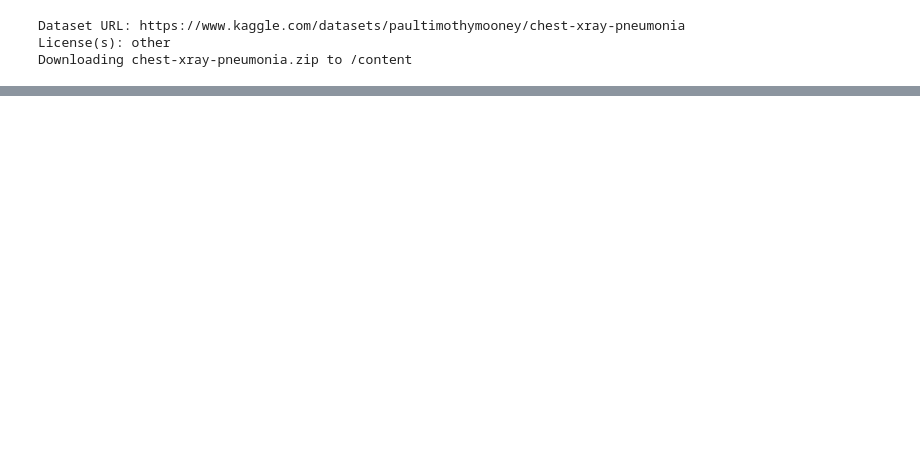
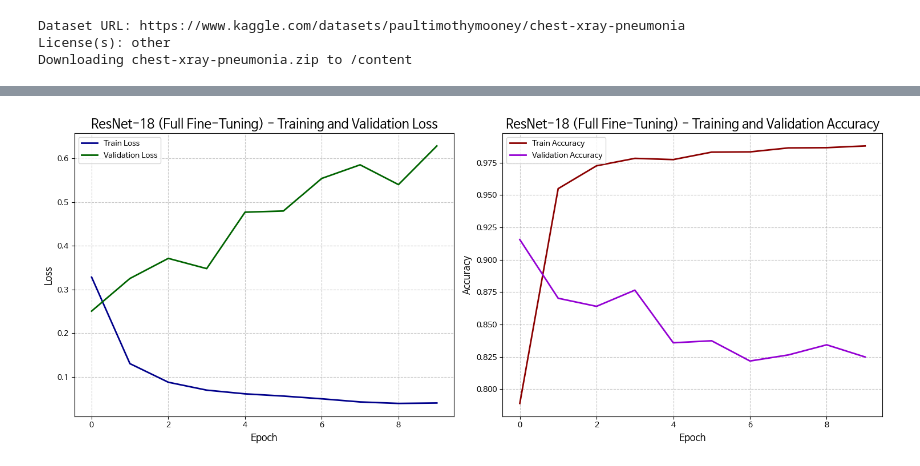
Before and after one commit to forexms78/AI-05-, a Jupyter notebook: 미션6_7팀_박병호.ipynb, the cells around one changed output, grey strips where cells are left out. Drawn from its saved outputs; the diff is of its cells as text; code cells hidden in the pictures; blank space fills up the shorter version.

```diff
--- a/미션6_7팀_박병호.ipynb
+++ b/미션6_7팀_박병호.ipynb
@@ -144,0 +565,12 @@ df_counts = pd.DataFrame({'Class': class_labels, 'Count': class_counts})
+# %%
+# @title Full Fine-Tuning 모델 정의 (ResNet-18)
+
+
+model_full_ft = models.resnet18(weights='IMAGENET1K_V1')
+
+num_ftrs = model_full_ft.fc.in_features
+model_full_ft.fc = nn.Linear(num_ftrs, 2)
+
+model_full_ft = model_full_ft.to(DEVICE)
+
+print(f"학습 가능한 계층 수: {sum(p.requires_grad == True for p in model_full_ft.parameters())}개")
@@ -144,0 +579,19 @@ df_counts = pd.DataFrame({'Class': class_labels, 'Count': class_counts})
+# %%
+# @title Full Fine-Tuning 학습 준비 (Learning Rate = 0.00001)
+
+opt_full_ft = optim.Adam(model_full_ft.parameters(), lr=0.00001)
+loss_fn_full_ft = nn.CrossEntropyLoss(weight=class_weights)
+# %%
+# @title Full Fine-Tuning 모델 학습 실행
+
+num_epochs = 10
+
+full_ft_train_losses, full_ft_train_accs, full_ft_val_losses, full_ft_val_accs = train_model(
+    num_epochs,
+    model_full_ft,
+    loss_fn_full_ft,
+    opt_full_ft,
+    train_loader,
+    test_loader,
+    DEVICE,
+    title="ResNet18_Full_FT")
@@ -144,0 +638,6 @@ df_counts = pd.DataFrame({'Class': class_labels, 'Count': class_counts})
+# %%
+# @title Full Fine-Tuning 모델 학습 결과 시각화 실행
+
+plot_history(full_ft_train_losses, full_ft_train_accs, full_ft_val_losses, full_ft_val_accs, title='ResNet-18 (Full Fine-Tuning)')
+# %% [output]
+[figure, added]
```
Also changed, not shown: parts of 26 cells of this notebook.
